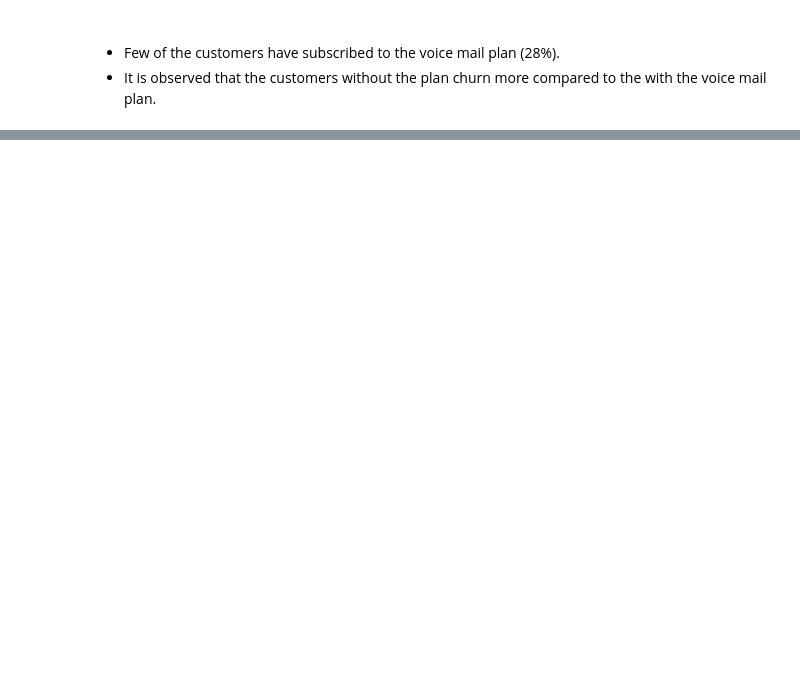
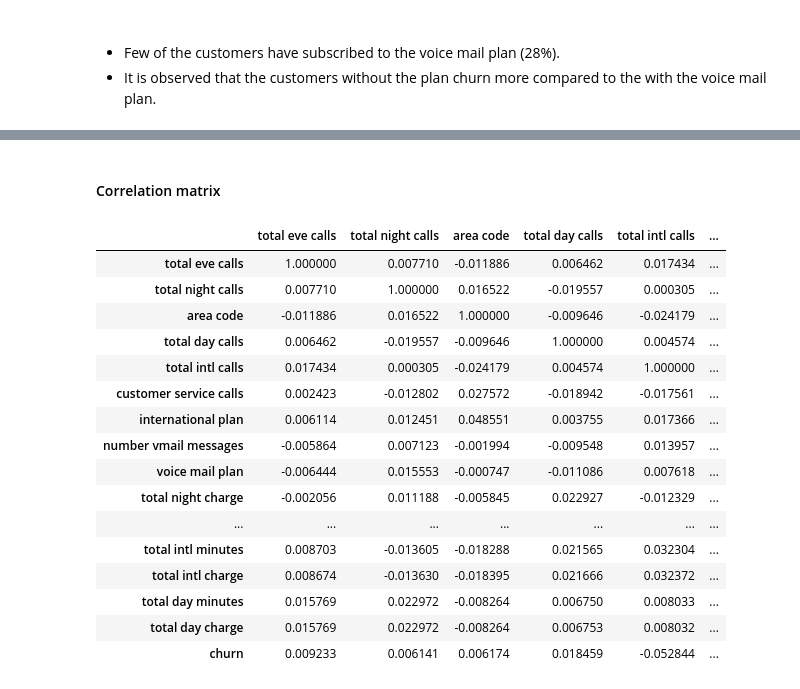
Before and after one commit to Emilly-Njue/Phase3-Project, a Jupyter notebook: customer_churn.ipynb, the cells around one changed output, grey strips where cells are left out. Drawn from its saved outputs; the diff is of its cells as text; code cells hidden in the pictures; blank space fills up the shorter version.

```diff
--- a/customer_churn.ipynb
+++ b/customer_churn.ipynb
@@ -367,0 +318,25 @@ Name: churn, dtype: float64
+# %% [markdown]
+#### Correlation matrix
+# %%
+corr_matrix = data.corr()
+sorted_columns = corr_matrix.abs().sum().sort_values().index
+sorted_corr_matrix = corr_matrix.reindex(index=sorted_columns, columns=sorted_columns)
+sorted_corr_matrix
+# %% [output]
+|  | total eve calls | total night calls | area code | total day calls | total intl calls | ... |
+| total eve calls | 1.000000 | 0.007710 | -0.011886 | 0.006462 | 0.017434 | ... |
+| total night calls | 0.007710 | 1.000000 | 0.016522 | -0.019557 | 0.000305 | ... |
+| area code | -0.011886 | 0.016522 | 1.000000 | -0.009646 | -0.024179 | ... |
+| total day calls | 0.006462 | -0.019557 | -0.009646 | 1.000000 | 0.004574 | ... |
+| total intl calls | 0.017434 | 0.000305 | -0.024179 | 0.004574 | 1.000000 | ... |
+| customer service calls | 0.002423 | -0.012802 | 0.027572 | -0.018942 | -0.017561 | ... |
+| international plan | 0.006114 | 0.012451 | 0.048551 | 0.003755 | 0.017366 | ... |
+| number vmail messages | -0.005864 | 0.007123 | -0.001994 | -0.009548 | 0.013957 | ... |
+| voice mail plan | -0.006444 | 0.015553 | -0.000747 | -0.011086 | 0.007618 | ... |
+| total night charge | -0.002056 | 0.011188 | -0.005845 | 0.022927 | -0.012329 | ... |
+| ... | ... | ... | ... | ... | ... | ... |
+| total intl minutes | 0.008703 | -0.013605 | -0.018288 | 0.021565 | 0.032304 | ... |
+| total intl charge | 0.008674 | -0.013630 | -0.018395 | 0.021666 | 0.032372 | ... |
+| total day minutes | 0.015769 | 0.022972 | -0.008264 | 0.006750 | 0.008033 | ... |
+| total day charge | 0.015769 | 0.022972 | -0.008264 | 0.006753 | 0.008032 | ... |
+| churn | 0.009233 | 0.006141 | 0.006174 | 0.018459 | -0.052844 | ... |
```
Also changed, not shown: parts of 26 cells of this notebook.
